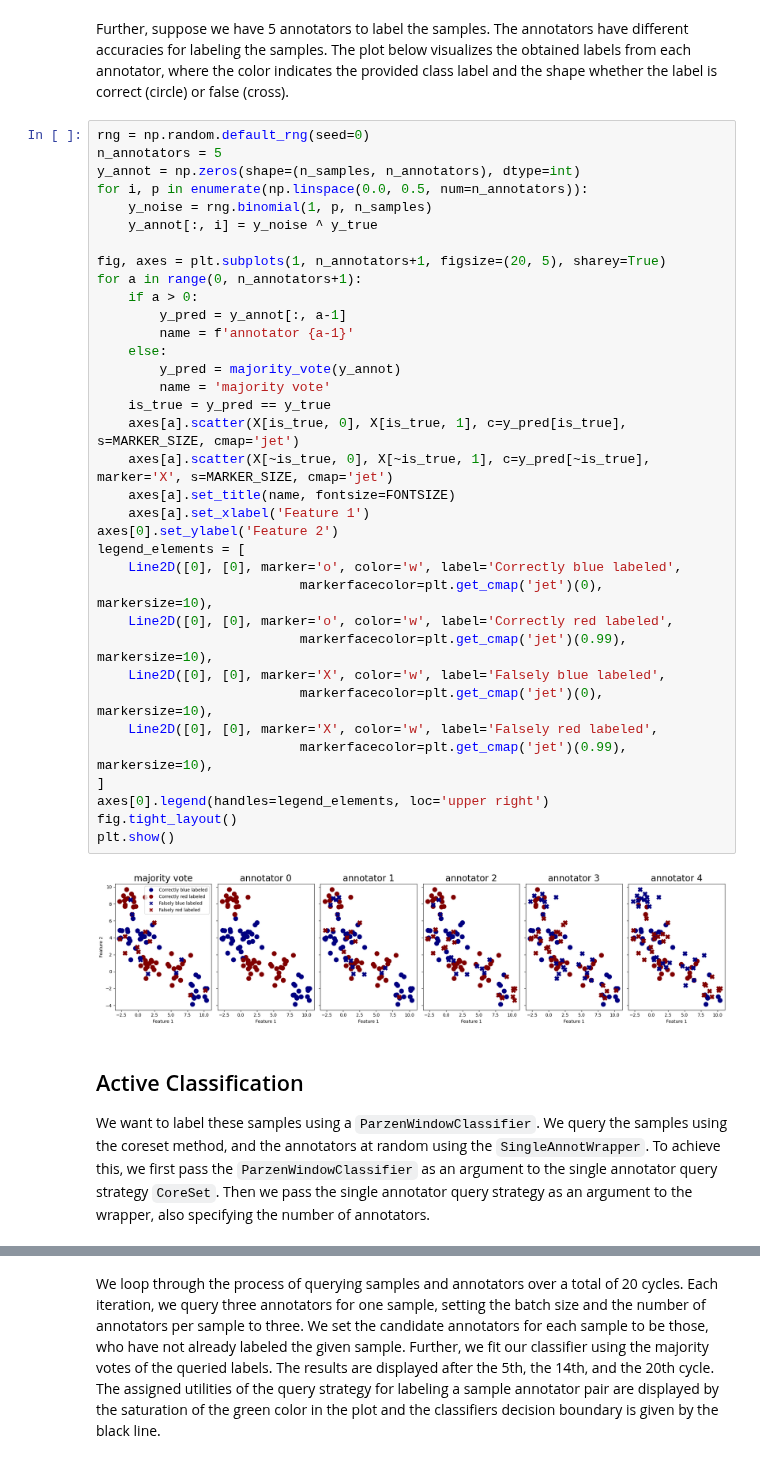
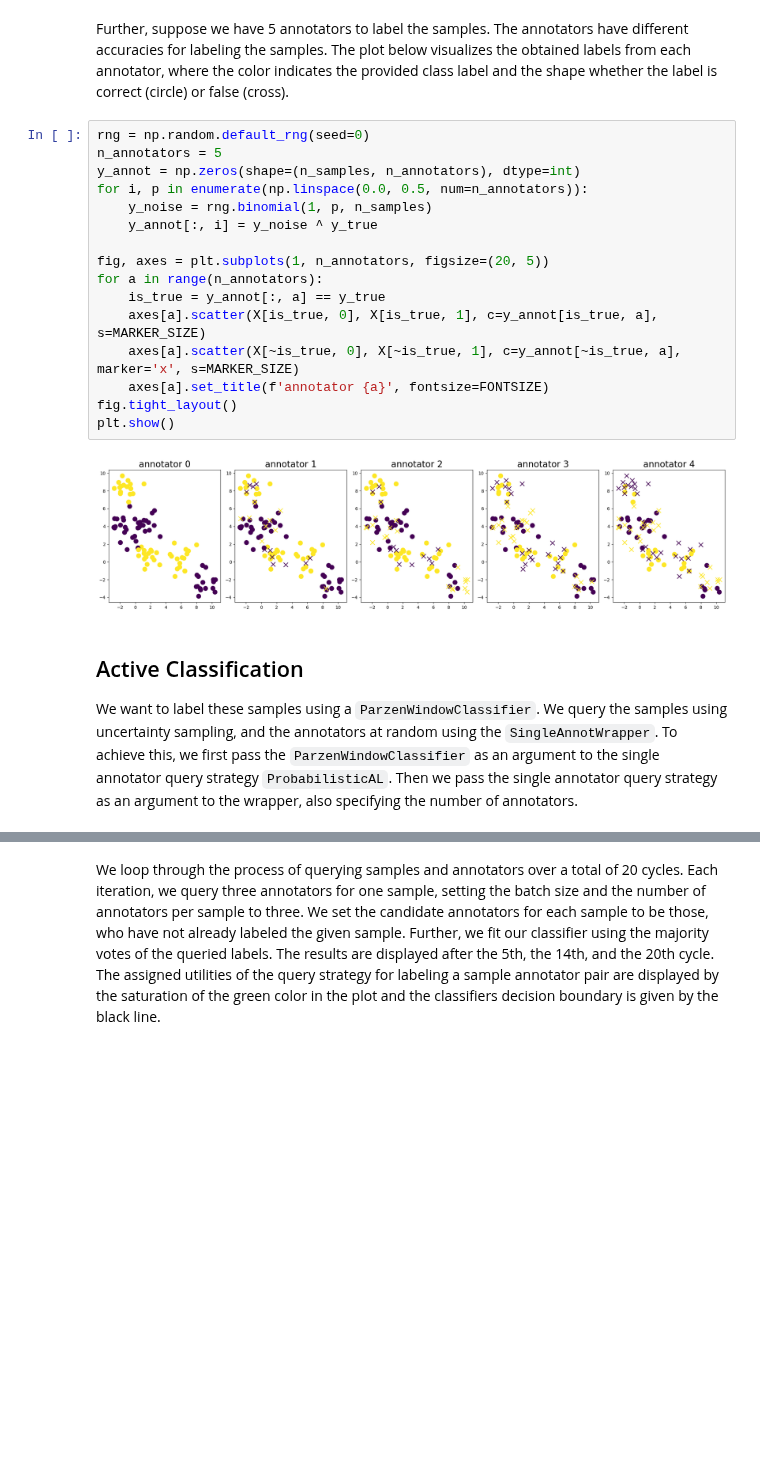
Before and after one commit to George-McNamara-Gov/scikit-activeml-sparse, a Jupyter notebook: tutorials/10_multiple_annotators_getting_started.ipynb, the cells around one changed output, grey strips where cells are left out. Drawn from its saved outputs; the diff is of its cells as text; blank space fills up the shorter version.

```diff
--- a/tutorials/10_multiple_annotators_getting_started.ipynb
+++ b/tutorials/10_multiple_annotators_getting_started.ipynb
@@ -57,44 +53,25 @@ Further, suppose we have 5 annotators to label the samples. The annotators have
 # %%
 rng = np.random.default_rng(seed=0)
 n_annotators = 5
 y_annot = np.zeros(shape=(n_samples, n_annotators), dtype=int)
 for i, p in enumerate(np.linspace(0.0, 0.5, num=n_annotators)):
     y_noise = rng.binomial(1, p, n_samples)
     y_annot[:, i] = y_noise ^ y_true
 
-fig, axes = plt.subplots(1, n_annotators+1, figsize=(20, 5), sharey=True)
-for a in range(0, n_annotators+1):
-    if a > 0:
-        y_pred = y_annot[:, a-1]
-        name = f'annotator {a-1}'
-    else:
-        y_pred = majority_vote(y_annot)
-        name = 'majority vote'
-    is_true = y_pred == y_true
-    axes[a].scatter(X[is_true, 0], X[is_true, 1], c=y_pred[is_true], s=MARKER_SIZE, cmap='jet')
-    axes[a].scatter(X[~is_true, 0], X[~is_true, 1], c=y_pred[~is_true], marker='X', s=MARKER_SIZE, cmap='jet')
-    axes[a].set_title(name, fontsize=FONTSIZE)
-    axes[a].set_xlabel('Feature 1')
-axes[0].set_ylabel('Feature 2')
-legend_elements = [
-    Line2D([0], [0], marker='o', color='w', label='Correctly blue labeled',
-                          markerfacecolor=plt.get_cmap('jet')(0), markersize=10),
-    Line2D([0], [0], marker='o', color='w', label='Correctly red labeled',
-                          markerfacecolor=plt.get_cmap('jet')(0.99), markersize=10),
-    Line2D([0], [0], marker='X', color='w', label='Falsely blue labeled',
-                          markerfacecolor=plt.get_cmap('jet')(0), markersize=10),
-    Line2D([0], [0], marker='X', color='w', label='Falsely red labeled',
-                          markerfacecolor=plt.get_cmap('jet')(0.99), markersize=10),
-]
-axes[0].legend(handles=legend_elements, loc='upper right')
+fig, axes = plt.subplots(1, n_annotators, figsize=(20, 5))
+for a in range(n_annotators):
+    is_true = y_annot[:, a] == y_true
+    axes[a].scatter(X[is_true, 0], X[is_true, 1], c=y_annot[is_true, a], s=MARKER_SIZE)
+    axes[a].scatter(X[~is_true, 0], X[~is_true, 1], c=y_annot[~is_true, a], marker='x', s=MARKER_SIZE)
+    axes[a].set_title(f'annotator {a}', fontsize=FONTSIZE)
 fig.tight_layout()
 plt.show()
 # %% [output]
-[figure, old version]
+[figure, new version]
 # %% [markdown]
 ## Active Classification
 
-We want to label these samples using a `ParzenWindowClassifier`. We query the samples using the coreset method, and the annotators at random using the `SingleAnnotWrapper`. To achieve this, we first pass the `ParzenWindowClassifier` as an argument to the single annotator query strategy `CoreSet`. Then we pass the single annotator query strategy as an argument to the wrapper, also specifying the number of annotators.
+We want to label these samples using a `ParzenWindowClassifier`. We query the samples using uncertainty sampling, and the annotators at random using the `SingleAnnotWrapper`. To achieve this, we first pass the `ParzenWindowClassifier` as an argument to the single annotator query strategy `ProbabilisticAL`. Then we pass the single annotator query strategy as an argument to the wrapper, also specifying the number of annotators.
 # %%
 clf = ParzenWindowClassifier(
     classes=np.unique(y_true),
```
Also changed, not shown: parts of 4 cells of this notebook.
